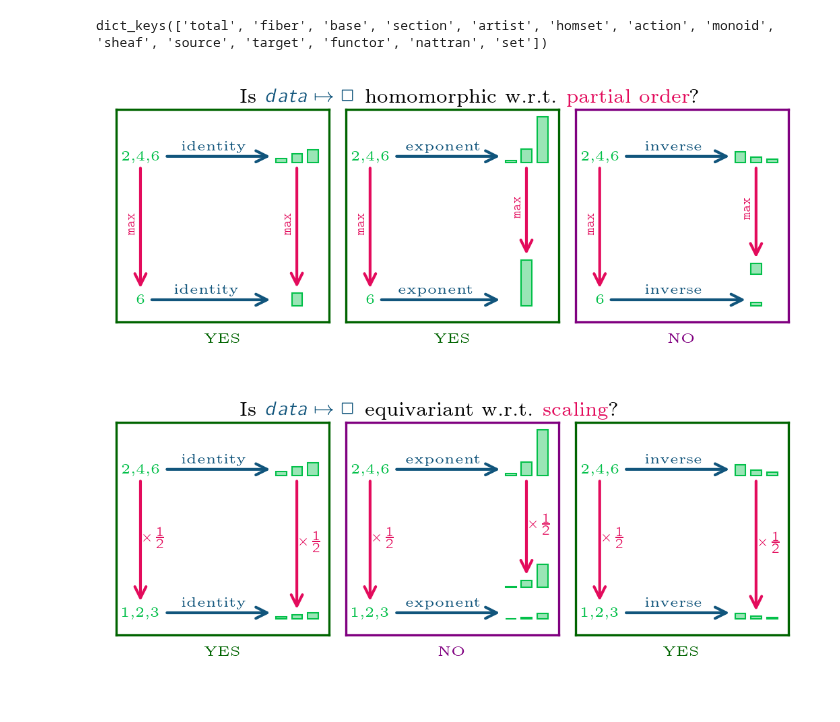
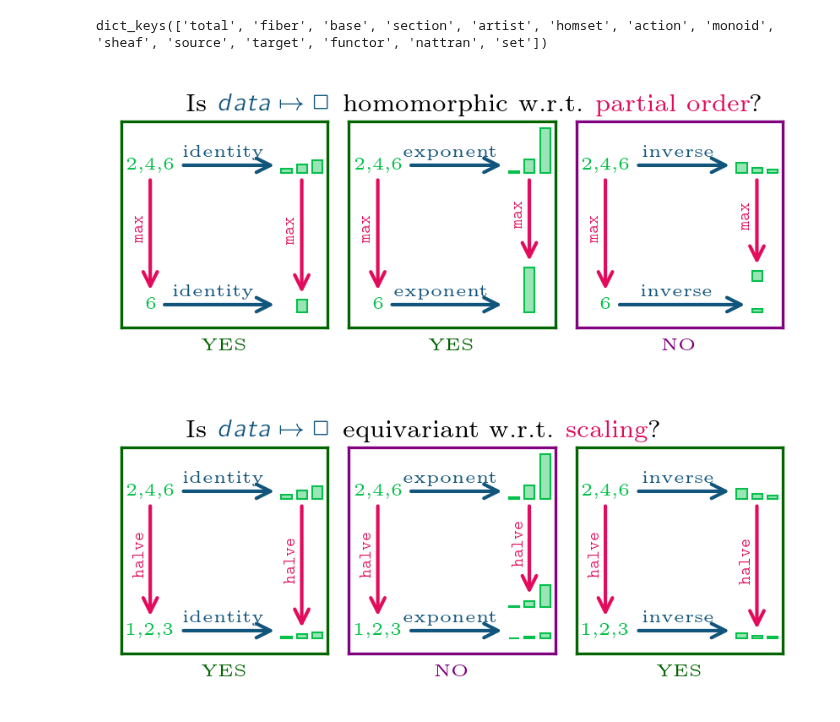
Before and after one commit to story645/team, a Jupyter notebook: paper/figcode/equivariance_homomorphism.ipynb, the cells around one changed output. Drawn from its saved outputs; the diff is of its cells as text; code cells hidden in the pictures.

```diff
--- a/paper/figcode/equivariance_homomorphism.ipynb
+++ b/paper/figcode/equivariance_homomorphism.ipynb
@@ -46,7 +46,7 @@ def bar(xy, width, height): # make partial so always create a new function
 b1y1 = .75
 b2y2 = .075
 x1 = 0.025
-b1x1 = .75
+b1x1 = .775
 
 bw = .05
 gap = bw/2
@@ -110,7 +116,7 @@ dict_keys(['total', 'fiber', 'base', 'section', 'artist', 'homset', 'action', 'm
 # %%
 def make_diagram(title, symmetry, action, action_label, boxes, boxes_func, savepath, action_label_orientation='v'):
 
-    fig, axd = plt.subplot_mosaic([[name for name in bar_transforms]], figsize=(3.5, 1.25), layout='compressed')
+    fig, axd = plt.subplot_mosaic([[name for name in bar_transforms]], figsize=(3.5, 1), layout='compressed')
 
     space = ("s", fig.get_facecolor())
     texts = [("Is", "k"), space, (r"$data \mapsto \Box$", pcd['artist']), space, (title[0], 'k'), space, (title[1], pcd['fiber']), ("?", "k")]
@@ -177,7 +183,7 @@ def make_diagram(title, symmetry, action, action_label, boxes, boxes_func, savep
             if action_label_orientation == 'v':
                 andd = ax.annotate(action_label, xy=(0,0), xytext=(.25, .5), textcoords=arrows, fontsize=fs['tiny'], color=pcd['fiber'], ha='right', va='center', rotation=90)
             else:
-                andd = ax.annotate(action_label, xy=(0,0), xytext=(.75, .5), textcoords=arrows, fontsize=fs['tiny'], color=pcd['fiber'], ha='left', va='center')
+                andd = ax.annotate(action_label, xy=(0,0), xytext=(.25, .5), textcoords=arrows, fontsize=fs['tiny'], color=pcd['fiber'], ha='right', va='center')
 
         for tail, head in [ (xy, (boxes_data[0], xy)), (xley, (hdx, xley), )]  :
             a = ax.annotate("", (0, .5), (1, .5), xycoords=head, textcoords=tail,  arrowprops=dict(arrowstyle="->,widthA=.15,lengthA=0", color=pcd['artist']))
@@ -189,21 +195,22 @@ def make_diagram(title, symmetry, action, action_label, boxes, boxes_func, savep
 # %%
 title = ("homomorphic w.r.t.", "partial order")
 symmetry = "H"
 savepath = paper_path/"homomorphism.pdf"
 boxes_func = boxes_max
 action = max
 action_label = r"$\texttt{max}$"
 
 make_diagram(title, symmetry, action, action_label, boxes_data, boxes_func, savepath, action_label_orientation='v')
 
 title = ("equivariant w.r.t.", "scaling")
 symmetry = "E"
 savepath = paper_path/"equivariant.pdf"
 boxes_func = boxes_scale
 action =  scale
 action_label = r"$\times\frac{1}{2}$"
+action_label = r"$\texttt{halve}$"
 
-make_diagram(title, symmetry, action, action_label, boxes_data, boxes_func, savepath, action_label_orientation ='h')
+make_diagram(title, symmetry, action, action_label, boxes_data, boxes_func, savepath, action_label_orientation ='v')
 # %% [output]
-[figure, old version]
+[figure, new version]
-[figure, old version]
+[figure, new version]
```
Also changed, not shown: parts of 1 cell of this notebook, 7 other files.
